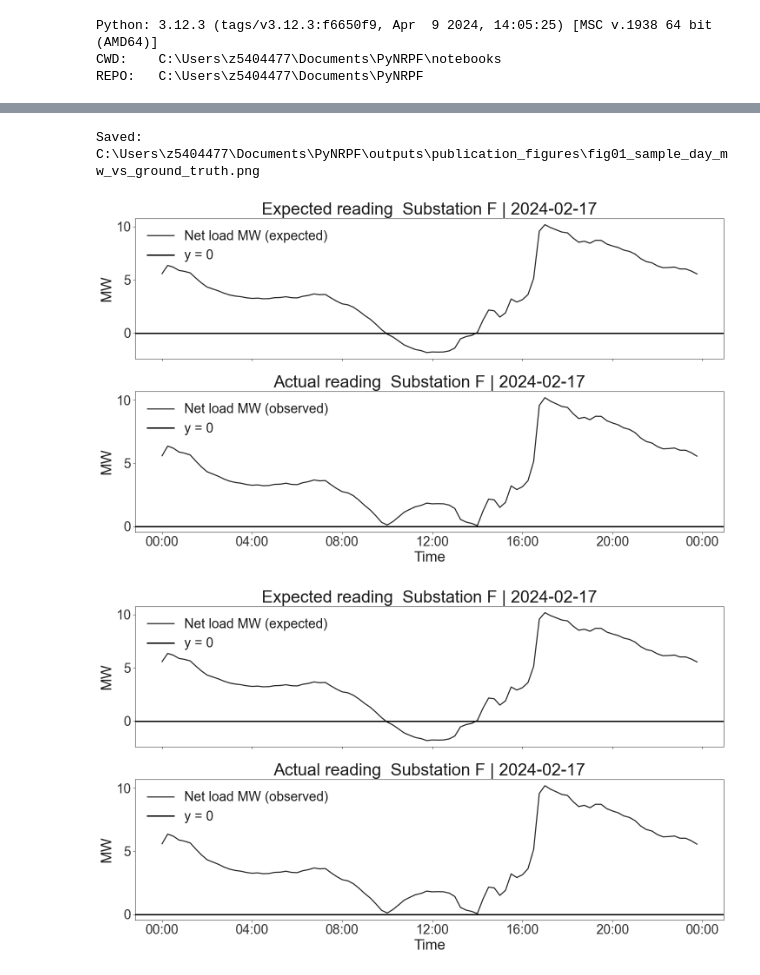
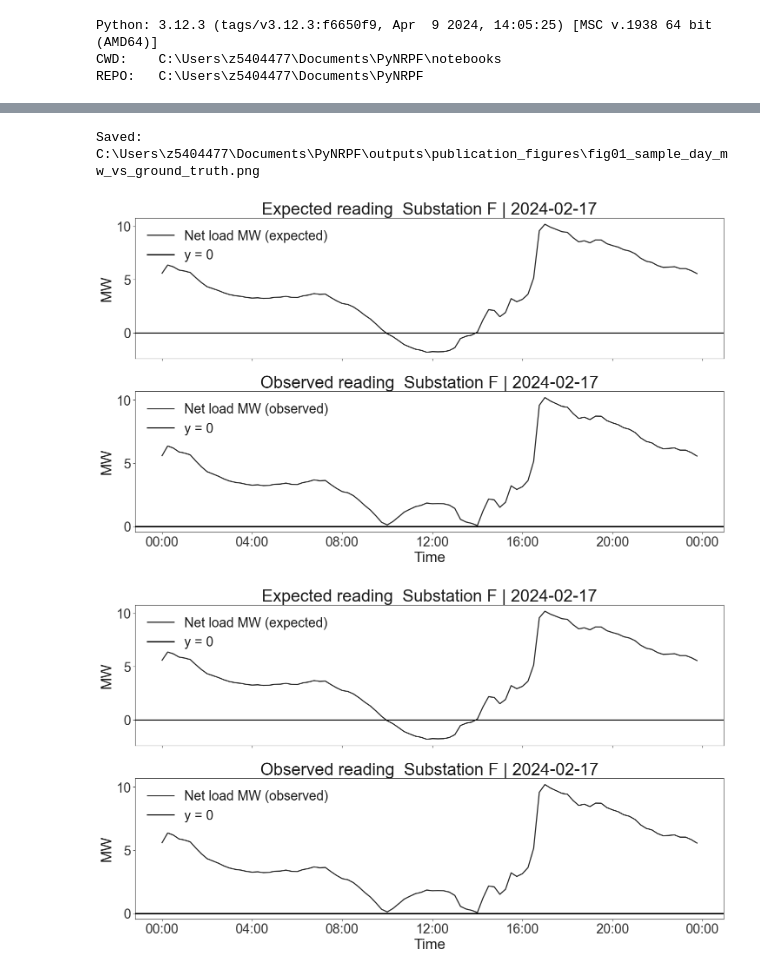
Before and after one commit to mssamhan31/PyNRPF, a Jupyter notebook: notebooks/02_publication_figures.executed.ipynb, the cells around one changed output, grey strips where cells are left out. Cells and saved outputs as stored; diff of their text form; code cells hidden in the pictures.

Commit message:
Align publication tables and figure metrics outputs

```diff
--- a/notebooks/02_publication_figures.executed.ipynb
+++ b/notebooks/02_publication_figures.executed.ipynb
@@ -185,14 +204,19 @@ Validation passed.
 # %%
 #  Train / test split
-df["date"] = df[COL_TS].dt.date
+if FIG_VALUES is None:
+    df["date"] = df[COL_TS].dt.date
 
-train_mask = (df["date"] >= pd.Timestamp(TRAIN_START).date()) & (df["date"] <= pd.Timestamp(TRAIN_END).date())
-test_mask  = (df["date"] >= pd.Timestamp(TEST_START).date())  & (df["date"] <= pd.Timestamp(TEST_END).date())
+    train_mask = (df["date"] >= pd.Timestamp(TRAIN_START).date()) & (df["date"] <= pd.Timestamp(TRAIN_END).date())
+    test_mask  = (df["date"] >= pd.Timestamp(TEST_START).date())  & (df["date"] <= pd.Timestamp(TEST_END).date())
 
-df_train = df.loc[train_mask].copy()
-df_test  = df.loc[test_mask].copy()
+    df_train = df.loc[train_mask].copy()
+    df_test  = df.loc[test_mask].copy()
 
-print(f"Train: {len(df_train):,} rows  ({TRAIN_START} to {TRAIN_END})")
-print(f"Test:  {len(df_test):,} rows  ({TEST_START} to {TEST_END})")
-print(f"Other: {(~train_mask & ~test_mask).sum():,} rows outside split range")
+    print(f"Train: {len(df_train):,} rows  ({TRAIN_START} to {TRAIN_END})")
+    print(f"Test:  {len(df_test):,} rows  ({TEST_START} to {TEST_END})")
+    print(f"Other: {(~train_mask & ~test_mask).sum():,} rows outside split range")
+else:
+    df_train = pd.DataFrame()
+    df_test = pd.DataFrame()
+    print("Train/test split skipped because cached figure values are in use.")
 # %% [output]
@@ -202,5 +224,8 @@ Other: 0 rows outside split range
 # %%
 #  Run m7 deterministic method
-df = run_m7(df, cfg, COL_SITE, COL_TS, COL_NET, COL_SOLAR)
-print("m7 columns added:", [c for c in ["m7_rpf_flag", "m7_rpf_day", "net_load_MW_m7"] if c in df.columns])
+if FIG_VALUES is None:
+    df = run_m7(df, cfg, COL_SITE, COL_TS, COL_NET, COL_SOLAR)
+    print("m7 columns added:", [c for c in ["m7_rpf_flag", "m7_rpf_day", "net_load_MW_m7"] if c in df.columns])
+else:
+    print("Skipping m7: using cached figure values.")
 # %% [output]
@@ -220,5 +233,8 @@ m7 columns added: ['m7_rpf_flag', 'm7_rpf_day', 'net_load_MW_m7']
 # %%
 #  Run m8 XGBoost method
-df = run_m8(df, cfg, COL_SITE, COL_TS, COL_NET, COL_SOLAR, COL_GT)
-print("m8 columns added:", [c for c in ["m8_rpf_day", "m8_rpf_flag", "m8_prob_day", "m8_prob_ts", "net_load_MW_m8"] if c in df.columns])
+if FIG_VALUES is None:
+    df = run_m8(df, cfg, COL_SITE, COL_TS, COL_NET, COL_SOLAR, COL_GT)
+    print("m8 columns added:", [c for c in ["m8_rpf_day", "m8_rpf_flag", "m8_prob_day", "m8_prob_ts", "net_load_MW_m8"] if c in df.columns])
+else:
+    print("Skipping m8: using cached figure values.")
 # %% [output]
@@ -308,36 +316,36 @@ fig, axes = plt.subplots(2, 1, figsize=(15, 9), sharex=True)
 x = sample_day[COL_TS]
 curve_color = "0.15"
 
 for ax in axes:
     ax.set_axisbelow(True)
     ax.grid(False)
 
 axes[0].plot(x, sample_day[COL_GT], color=curve_color, linewidth=1.8, label="Net load MW (expected)")
 axes[0].axhline(0, color="0.0", linewidth=2.2, linestyle="-", zorder=5, label="y = 0")
 axes[0].set_ylabel("MW", fontsize=24)
 axes[0].set_title(f"Expected reading  {SAMPLE_SITE_LABEL} | {SAMPLE_DATE}", fontsize=28)
 axes[0].legend(loc="upper left", frameon=False, fontsize=22)
 
 axes[1].plot(x, sample_day[COL_NET], color=curve_color, linewidth=1.8, label="Net load MW (observed)")
 axes[1].axhline(0, color="0.0", linewidth=2.2, linestyle="-", zorder=5, label="y = 0")
 axes[1].set_ylabel("MW", fontsize=24)
 axes[1].set_xlabel("Time", fontsize=24)
-axes[1].set_title(f"Actual reading  {SAMPLE_SITE_LABEL} | {SAMPLE_DATE}", fontsize=28)
+axes[1].set_title(f"Observed reading  {SAMPLE_SITE_LABEL} | {SAMPLE_DATE}", fontsize=28)
 axes[1].legend(loc="upper left", frameon=False, fontsize=22)
 
 axes[1].xaxis.set_major_locator(mdates.HourLocator(interval=4))
 axes[1].xaxis.set_major_formatter(mdates.DateFormatter("%H:%M"))
 for ax in axes:
     ax.yaxis.set_major_locator(mticker.MultipleLocator(5))
     ax.tick_params(axis="both", labelsize=22)
 fig.tight_layout()
 fig.savefig(fig1_path, dpi=300, bbox_inches="tight")
 print(f"Saved: {fig1_path}")
 fig
 # %% [output]
 Saved: C:\Users\z5404477\Documents\PyNRPF\outputs\publication_figures\fig01_sample_day_mw_vs_ground_truth.png
-[figure, old version]
+[figure, new version]
-[figure, old version]
+[figure, new version]
 # %%
 #  Figure 2: m7_dtr deterministic threshold-rule illustration
 def _parse_time(s: str) -> dt_time:
```
Also changed, not shown: parts of 10 cells of this notebook, 9 other files.
